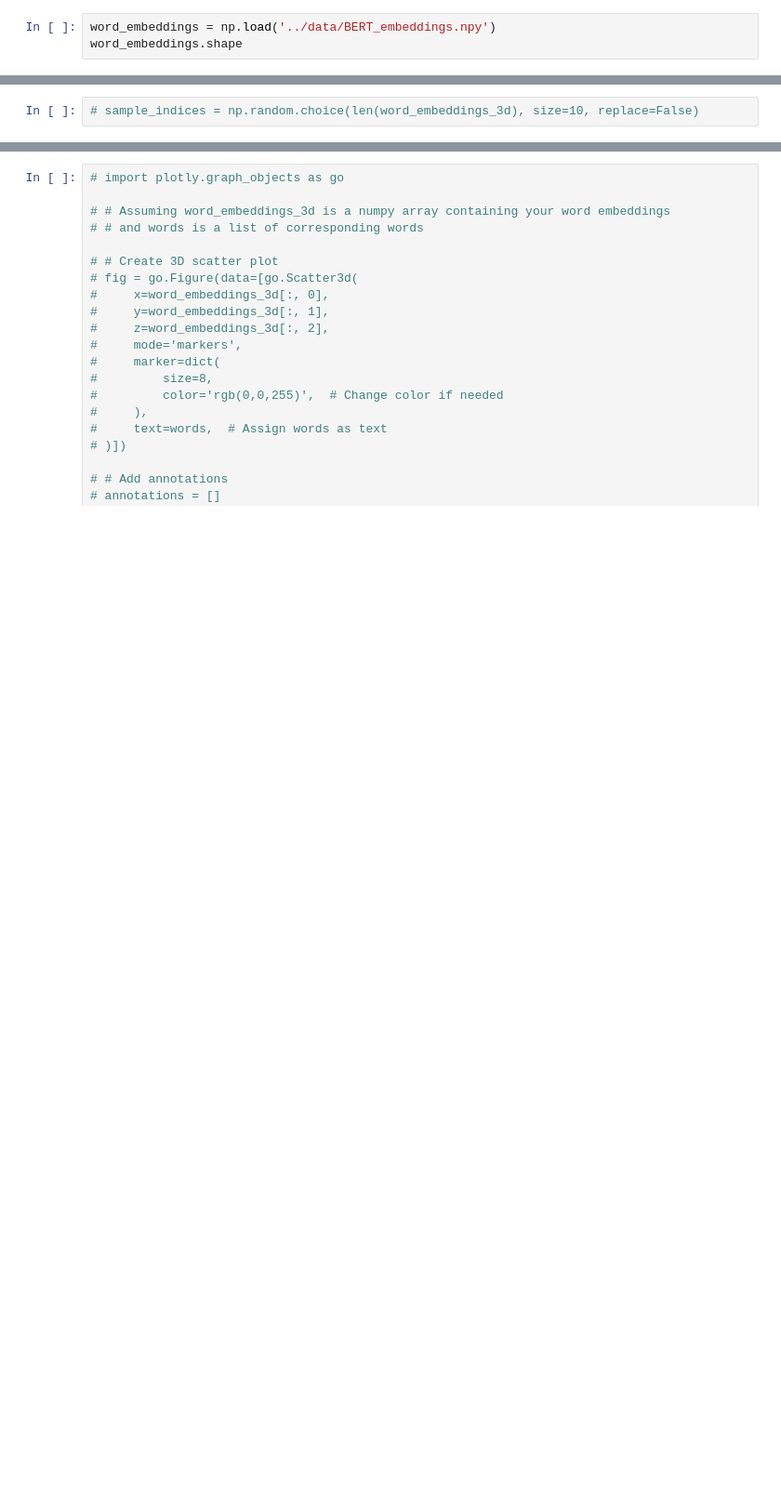
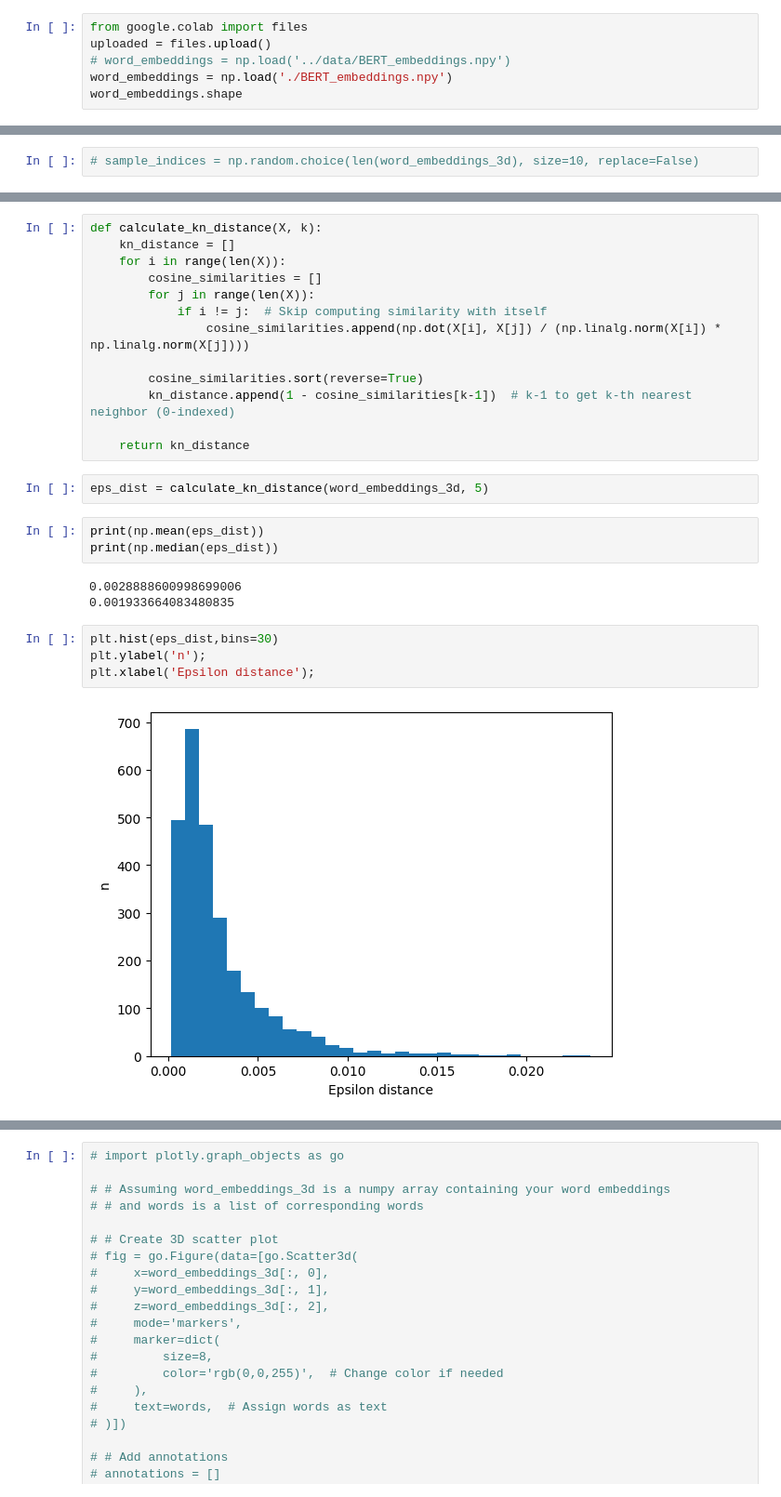
Before and after one commit to bmwise14/NES_Salad, a Jupyter notebook: notebooks/240507_VisWords.ipynb, the cells around one changed output, grey strips where cells are left out. Shown at 93% size. Cells and saved outputs as stored; diff of their text form; blank space fills up the shorter version.

```diff
--- a/notebooks/240507_VisWords.ipynb
+++ b/notebooks/240507_VisWords.ipynb
@@ -59,6 +68,9 @@ with open('../data/BERT_embeddings.npy', 'wb') as f:
 # %% [markdown]
 ### Preloaded
 # %%
-word_embeddings = np.load('../data/BERT_embeddings.npy')
+from google.colab import files
+uploaded = files.upload()
+# word_embeddings = np.load('../data/BERT_embeddings.npy')
+word_embeddings = np.load('./BERT_embeddings.npy')
 word_embeddings.shape
 # %% [output]
@@ -102,0 +155,27 @@ fig.show()
+# %%
+def calculate_kn_distance(X, k):
+    kn_distance = []
+    for i in range(len(X)):
+        cosine_similarities = []
+        for j in range(len(X)):
+            if i != j:  # Skip computing similarity with itself
+                cosine_similarities.append(np.dot(X[i], X[j]) / (np.linalg.norm(X[i]) * np.linalg.norm(X[j])))
+
+        cosine_similarities.sort(reverse=True)
+        kn_distance.append(1 - cosine_similarities[k-1])  # k-1 to get k-th nearest neighbor (0-indexed)
+
+    return kn_distance
+# %%
+eps_dist = calculate_kn_distance(word_embeddings_3d, 5)
+# %%
+print(np.mean(eps_dist))
+print(np.median(eps_dist))
+# %% [output]
+0.0028888600998699006
+0.001933664083480835
+# %%
+plt.hist(eps_dist,bins=30)
+plt.ylabel('n');
+plt.xlabel('Epsilon distance');
+# %% [output]
+[figure, added]
```
Also changed, not shown: parts of 23 cells of this notebook.
